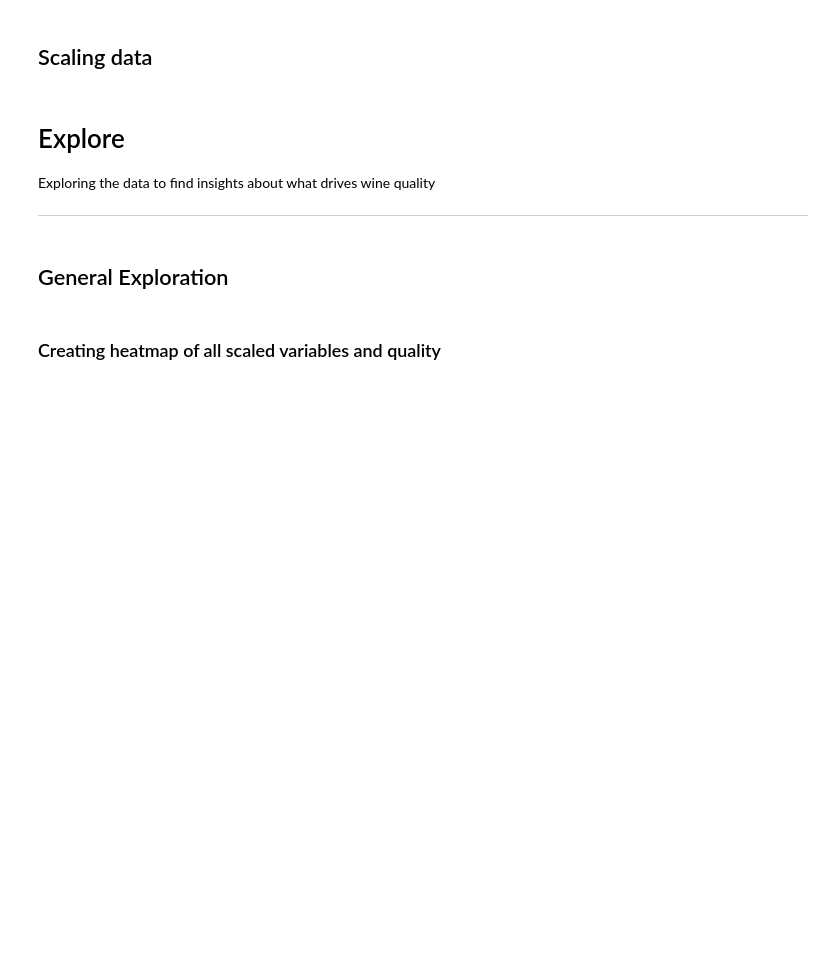
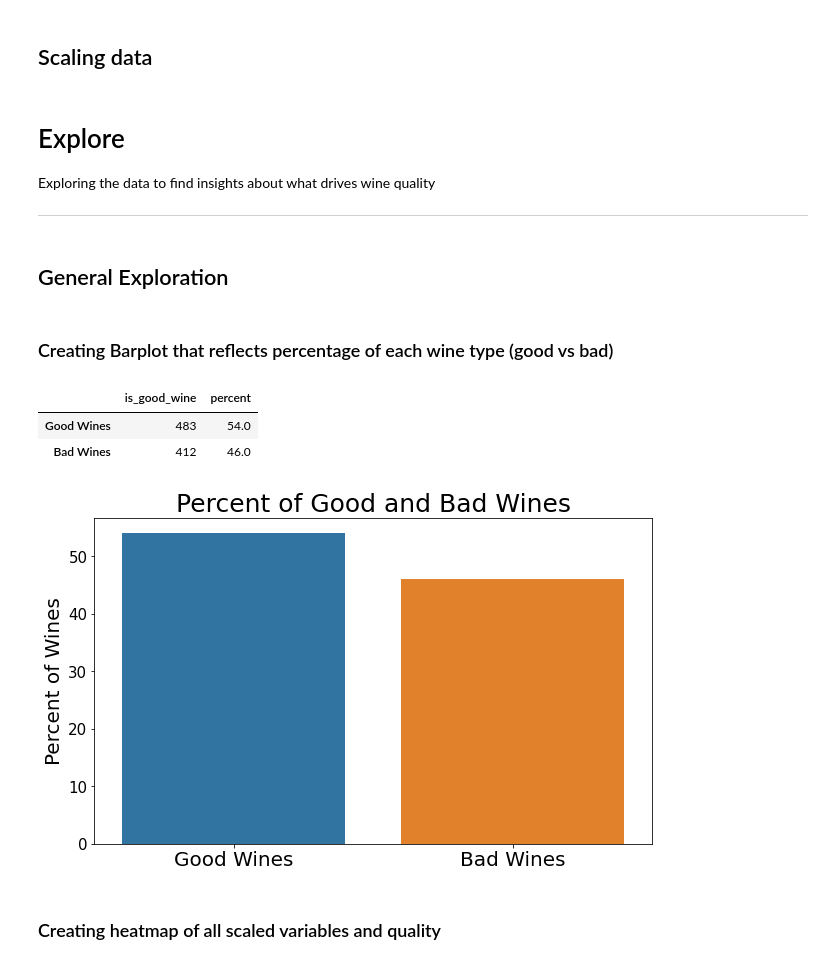
Before and after one commit to SamuelD-Data/red_wine_quality, a Jupyter notebook: red_wine_notebook.ipynb, the cells around one changed output. Cells and saved outputs as stored; diff of their text form; code cells hidden in the pictures; blank space fills up the shorter version.

```diff
--- a/red_wine_notebook.ipynb
+++ b/red_wine_notebook.ipynb
@@ -143,6 +141,32 @@ Exploring the data to find insights about what drives wine quality
 ***
 # %% [markdown]
 ## General Exploration
+# %% [markdown]
+### Creating Barplot that reflects percentage of each wine type (good vs bad)
+# %%
+wine_quality_counts = pd.DataFrame(train.is_good_wine.value_counts())
+
+wine_quality_counts['percent'] = round(wine_quality_counts['is_good_wine'] / len(train), 2) * 100
+
+wine_quality_counts.index = ['Good Wines', 'Bad Wines']
+
+wine_quality_counts
+# %% [output]
+|  | is_good_wine | percent |
+| Good Wines | 483 | 54.0 |
+| Bad Wines | 412 | 46.0 |
+# %%
+# creating plot
+plt.figure(figsize=(10, 6))
+ax = sns.barplot(data = wine_quality_counts, x = wine_quality_counts.index, y='percent')
+plt.xticks(fontsize = 20)
+plt.yticks(fontsize = 15)
+plt.ylabel('Percent of Wines', fontsize = 20)
+plt.title('Percent of Good and Bad Wines', fontsize = 25)
+
+plt.show()
+# %% [output]
+[figure, added]
 # %% [markdown]
 ### Creating heatmap of all scaled variables and quality
 # %%
```
Also changed, not shown: parts of 9 cells of this notebook.
